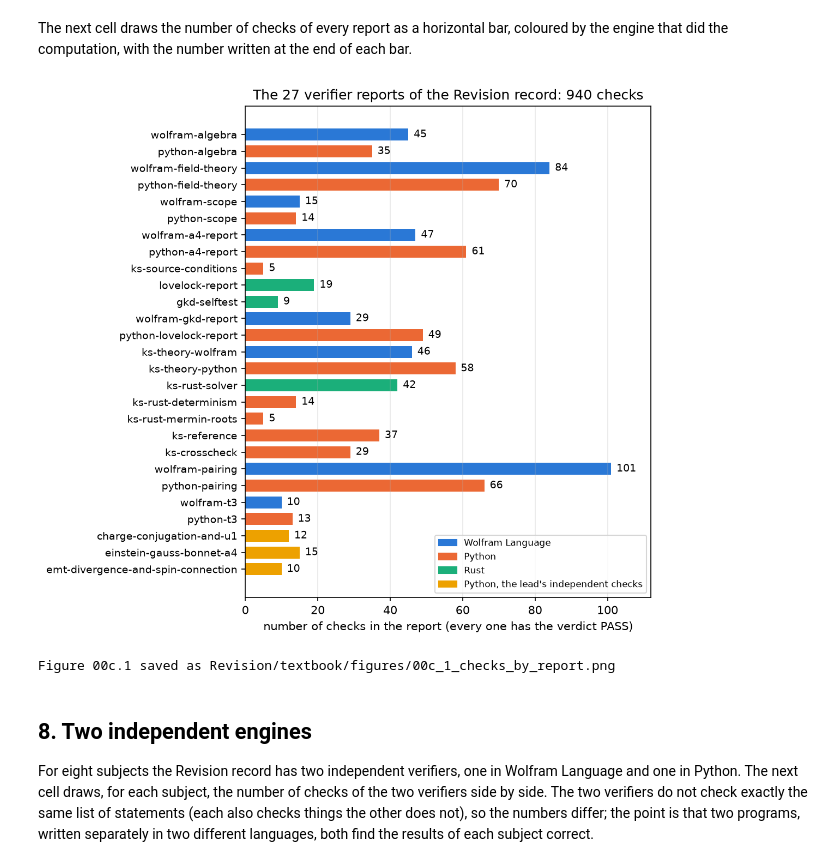
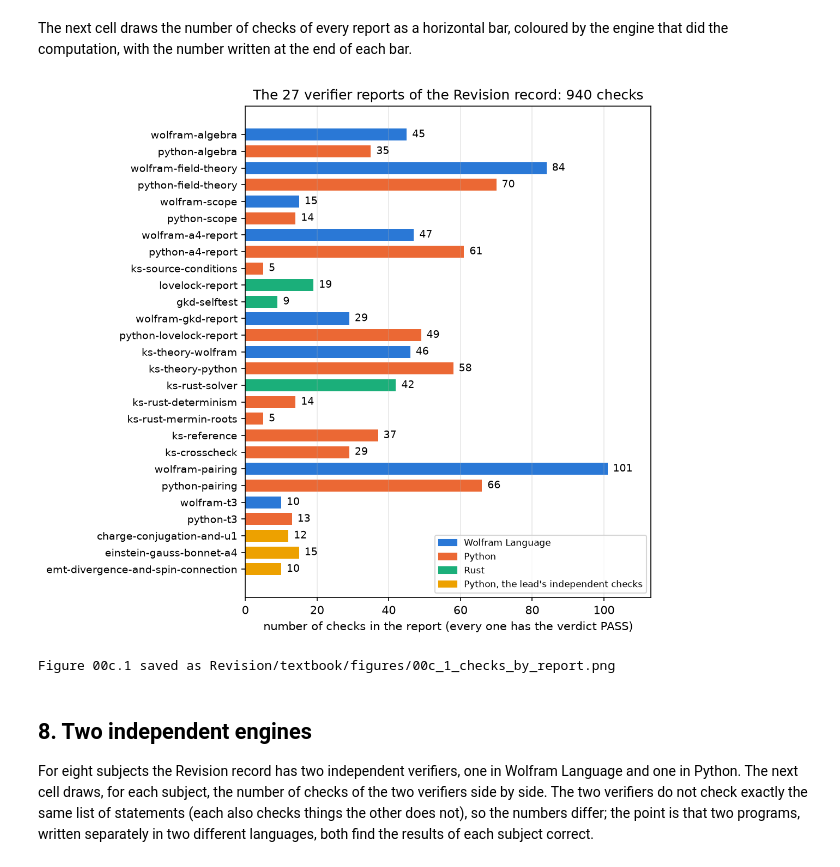
Before and after one commit to once-ere/Dirac_claude, a Jupyter notebook: Revision/textbook/notebooks/00c_honesty_ledger.ipynb, the cells around one changed output. Saved outputs shown, nothing was run; the diff lists cells and outputs as text; code cells hidden in the pictures.

```diff
--- a/Revision/textbook/notebooks/00c_honesty_ledger.ipynb
+++ b/Revision/textbook/notebooks/00c_honesty_ledger.ipynb
@@ -1084,41 +1101,41 @@ ENGINE_COLOURS = {"Wolfram": "#2a78d6", "Python": "#eb6834", "Rust": "#1baf7a",
 ENGINE_NAMES = {"Wolfram": "Wolfram Language", "Python": "Python",
                 "Rust": "Rust", "lead": "Python, the lead's independent checks"}
 
+# The report with the most checks, and its number of checks.
+largest = max((path for path, _ in REPORTS), key=lambda path: counted[path][1])
+longest = counted[largest][1]
 fig, ax = plt.subplots(figsize=(6.4, 7.8))
 rows = np.arange(len(REPORTS))[::-1]  # the first report at the top
 for row, (path, engine) in zip(rows, REPORTS):
     total = counted[path][1]
     ax.barh(row, total, height=0.72, color=ENGINE_COLOURS[engine])
-    ax.text(total + 1.5, row, str(total), va="center", fontsize=9)
+    ax.text(total + 0.015 * longest, row, str(total), va="center", fontsize=9)
 # The name of each report without its folder and without the ending .json:
 names = [path.rsplit("/", 1)[1].removesuffix(".json") for path, _ in REPORTS]
 ax.set_yticks(rows, labels=names, fontsize=9)
-ax.set_xlim(0, 112)
+ax.set_xlim(0, 1.12 * longest)  # room for the longest bar and its number
 ax.grid(False, axis="y")  # vertical grid lines only
 ax.set_xlabel("number of checks in the report (every one has the verdict PASS)")
 ax.set_title(f"The {len(REPORTS)} verifier reports of the Revision record: "
              f"{all_checks} checks")
 ax.legend(handles=[Patch(color=ENGINE_COLOURS[e], label=ENGINE_NAMES[e])
                    for e in ENGINE_COLOURS], loc="lower right", fontsize=8)
-# The report with the most checks, and its file name without the folders.
-largest = max((path for path, _ in REPORTS), key=lambda path: counted[path][1])
-largest_name = largest.rsplit("/", 1)[1]
+largest_name = largest.rsplit("/", 1)[1]  # its file name without the folders
 n_wolfram, n_python, n_rust, n_lead = (engine_totals[engine] for engine in
                                        ("Wolfram", "Python", "Rust", "lead"))
 totals_text = (f"{n_wolfram} Wolfram Language, {n_python} Python, {n_rust} Rust "
                f"and {n_lead} lead checks")
 save_figure(fig, "checks_by_report",
             r"The number of checks in each of the 27 verifier reports of the "
             r"Revision record (horizontal axis, a count; one bar per report, "
             r"named on the vertical axis and grouped by folder: algebra, theory, "
             r"field equations for $a_4$, GKD and Lovelock, Kohn-Sham, pairing, "
             r"lead checks). The colour gives the engine: blue Wolfram Language, "
             r"orange Python, aqua Rust, yellow the lead's independent Python "
             f"checks. All {all_checks} checks ({totals_text}) have the verdict "
-            f"PASS; the largest report is {largest_name} with "
-            f"{counted[largest][1]} checks.")
+            f"PASS; the largest report is {largest_name} with {longest} checks.")
 # %% [output]
-[figure, old version]
+[figure, new version]
 Figure 00c.1 saved as Revision/textbook/figures/00c_1_checks_by_report.png
 # %% [markdown]
 ## 8. Two independent engines
```
Also changed, not shown: parts of 14 cells of this notebook, 29 other files.
